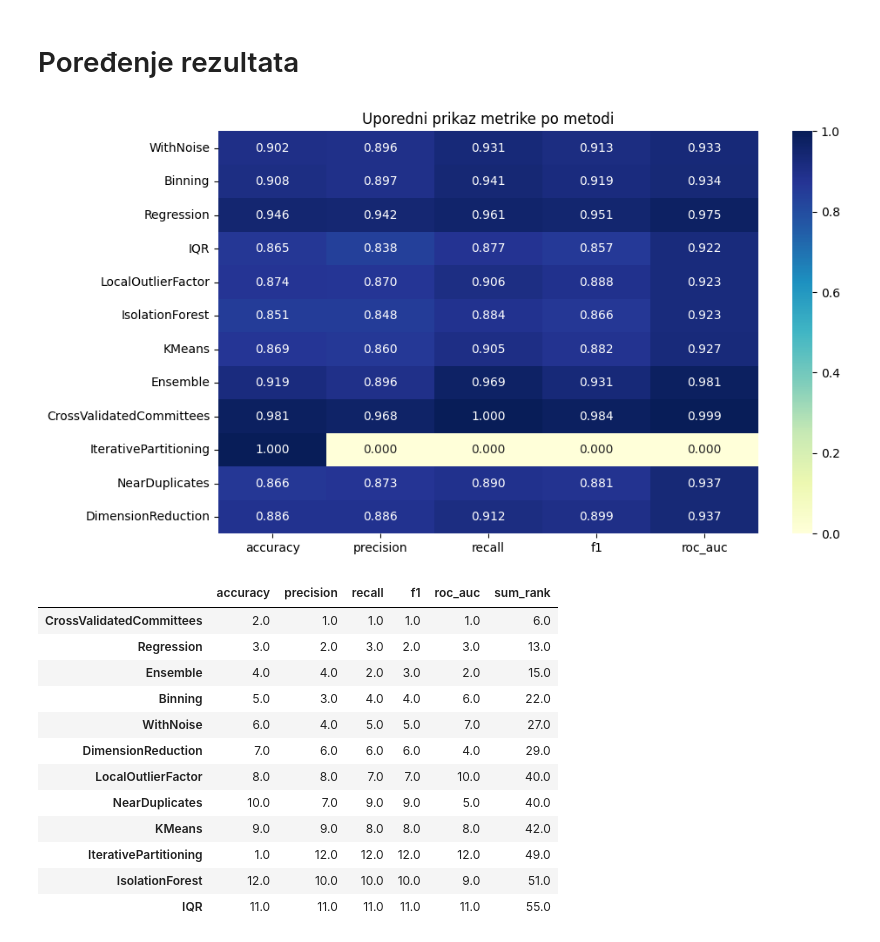
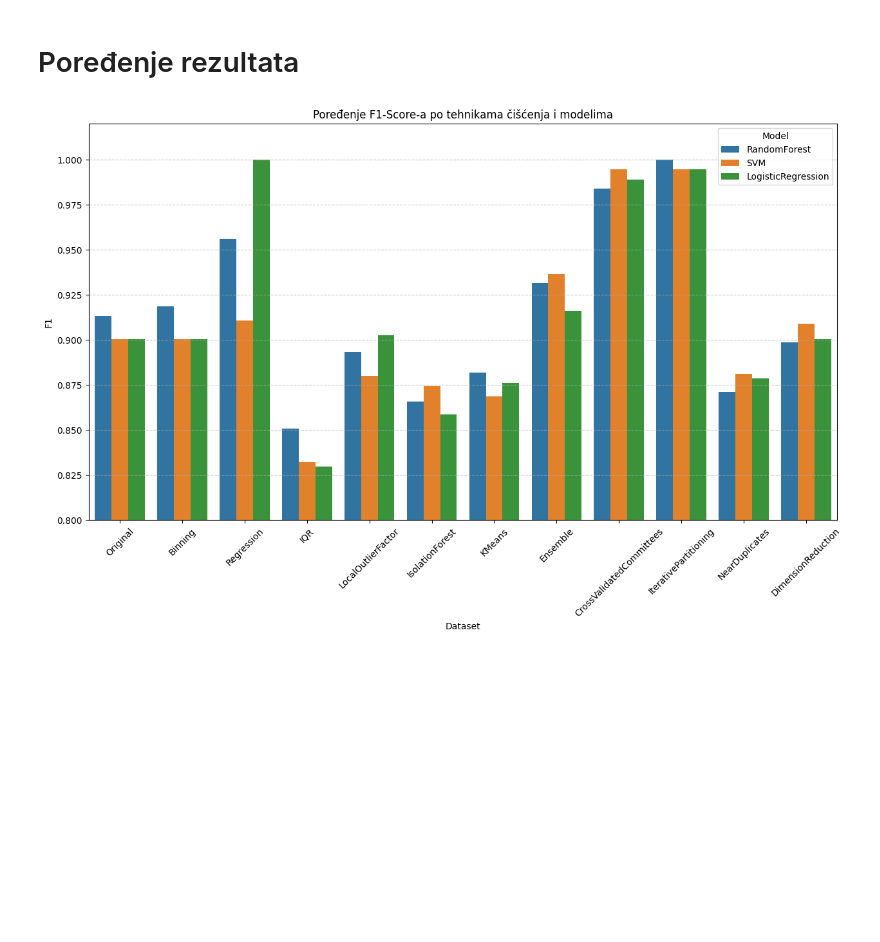
Before and after one commit to jovanasstojanovic01/Dealing-with-noisy-data, a Jupyter notebook: ŠumUPodacima_JovanaStojanović_1902.ipynb, the cells around one changed output. Saved outputs shown, nothing was run; the diff lists cells and outputs as text; code cells hidden in the pictures; blank space fills up the shorter version.

```diff
--- a/ŠumUPodacima_JovanaStojanović_1902.ipynb
+++ b/ŠumUPodacima_JovanaStojanović_1902.ipynb
@@ -858,0 +818,20 @@ ref_dict['DimensionReduction']= TrainAndReturnSpecs(df_reduced)
+# %%
+def calculate_metrics(y_test, y_pred, y_proba):
+    acc = accuracy_score(y_test, y_pred)
+    precision = precision_score(y_test, y_pred, zero_division=0)
+    recall = recall_score(y_test, y_pred, zero_division=0)
+    f1 = f1_score(y_test, y_pred, zero_division=0)
+
+    classes = np.unique(y_test)
+    if len(classes) == 1:
+        roc_auc = 0
+    else:
+        roc_auc = roc_auc_score(y_test, y_proba)
+
+    return {
+        'Accuracy': acc,
+        'Precision': precision,
+        'Recall': recall,
+        'F1': f1,
+        'ROC_AUC': roc_auc
+    }
@@ -858,0 +885,6 @@ ref_dict['DimensionReduction']= TrainAndReturnSpecs(df_reduced)
+# %%
+result_dict = dict()
+# %%
+for key, value in df_dict.items():
+    result_dict[key] = TrainAndReturnSpecs(value, key)
+    print('\n')
@@ -865,25 +911,19 @@ df_results = df_results.apply(pd.to_numeric)
-# %%
-plt.figure(figsize=(10,6))
-sns.heatmap(df_results, annot=True, cmap="YlGnBu", fmt=".3f")
-plt.title("Uporedni prikaz metrike po metodi")
-plt.show()
-# %% [output]
-[figure, removed]
-# %%
-df_ranks = df_results.rank(ascending=False, method='min')  # veće je boljec
-df_ranks['sum_rank'] = df_ranks.sum(axis=1)  # ukupan rank
-df_ranks.sort_values('sum_rank')
-# %% [output]
-|  | accuracy | precision | recall | f1 | roc_auc | sum_rank |
-| CrossValidatedCommittees | 2.0 | 1.0 | 1.0 | 1.0 | 1.0 | 6.0 |
-| Regression | 3.0 | 2.0 | 3.0 | 2.0 | 3.0 | 13.0 |
-| Ensemble | 4.0 | 4.0 | 2.0 | 3.0 | 2.0 | 15.0 |
-| Binning | 5.0 | 3.0 | 4.0 | 4.0 | 6.0 | 22.0 |
-| WithNoise | 6.0 | 4.0 | 5.0 | 5.0 | 7.0 | 27.0 |
-| DimensionReduction | 7.0 | 6.0 | 6.0 | 6.0 | 4.0 | 29.0 |
-| LocalOutlierFactor | 8.0 | 8.0 | 7.0 | 7.0 | 10.0 | 40.0 |
-| NearDuplicates | 10.0 | 7.0 | 9.0 | 9.0 | 5.0 | 40.0 |
-| KMeans | 9.0 | 9.0 | 8.0 | 8.0 | 8.0 | 42.0 |
-| IterativePartitioning | 1.0 | 12.0 | 12.0 | 12.0 | 12.0 | 49.0 |
-| IsolationForest | 12.0 | 10.0 | 10.0 | 10.0 | 9.0 | 51.0 |
-| IQR | 11.0 | 11.0 | 11.0 | 11.0 | 11.0 | 55.0 |
+# %%
+flat_data = []
+for dataset_name, models in result_dict.items():
+    for m in models:
+        row = {'Dataset': dataset_name}
+        row.update(m)
+        flat_data.append(row)
+
+df_results = pd.DataFrame(flat_data)
+# %%
+plt.figure(figsize=(15, 8))
+sns.barplot(data=df_results, x='Dataset', y='F1', hue='Model')
+plt.xticks(rotation=45)
+plt.title('Poređenje F1-Score-a po tehnikama čišćenja i modelima')
+plt.ylim(0.8, 1.02)
+plt.grid(axis='y', linestyle='--', alpha=0.7)
+plt.show()
+# %% [output]
+[figure, added]
```
Also changed, not shown: parts of 69 cells of this notebook.
